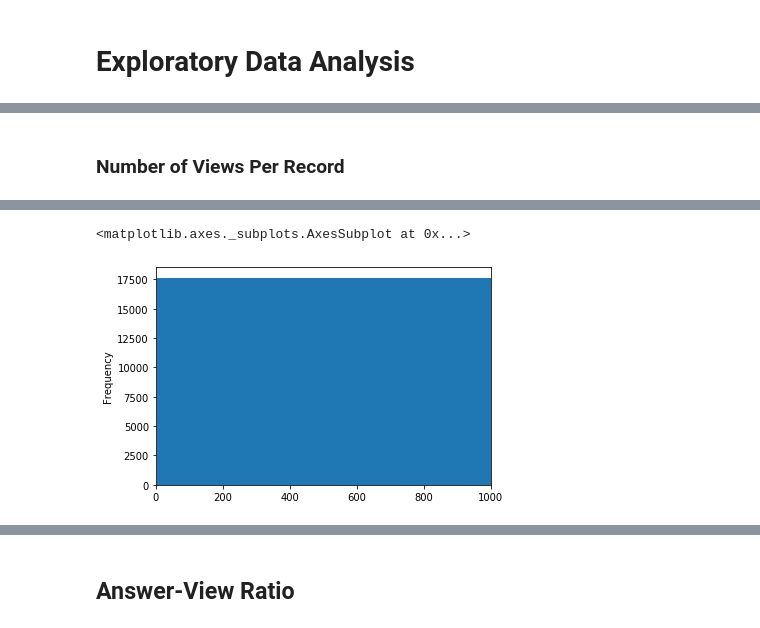
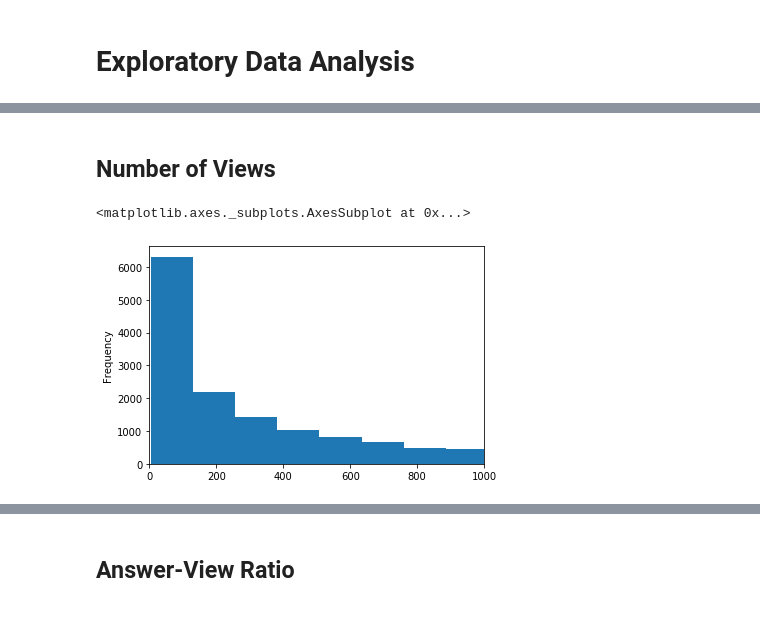
Before and after one commit to tarrade/proj_NLP_text_classification_with_GCP, a Jupyter notebook: notebook/01-Exploration-BigQuery-Prinz.ipynb, the cells around one changed output, grey strips where cells are left out. Saved outputs shown, nothing was run; the diff lists cells and outputs as text; code cells hidden in the pictures.

```diff
--- a/notebook/01-Exploration-BigQuery-Prinz.ipynb
+++ b/notebook/01-Exploration-BigQuery-Prinz.ipynb
@@ -420,2 +112,0 @@ sql = """CREATE TABLE
-# %% [markdown]
-### Number of Views Per Record
@@ -434,8 +127,10 @@ df_small.head()
 | 2 | 35257755 | Append mouseover event to img in ... | <p>I am trying to append a mouseo... | 35257815.0 | 1 | 0 | None | ... |
 | 3 | 31909648 | Connect on website with HttpWebRe... | <p>I tried to use HttpWebRequest ... | NaN | 0 | 3 | None | ... |
 | 4 | 50601033 | HTTP outbound gateway - uri varia... | <p>I have a http outbound gateway... | NaN | 0 | 6 | None | ... |
+# %% [markdown]
+## Number of Views
 # %%
-df_small['view_count'].plot(kind='hist', xlim=[0, 1000])
+df_small['view_count'].plot(kind='hist', xlim=[0, 1000], bins=10000)
 # %% [output]
 <matplotlib.axes._subplots.AxesSubplot at 0x...>
-[figure, old version]
+[figure, new version]
```
Also changed, not shown: parts of 77 cells of this notebook, 1 other file.
